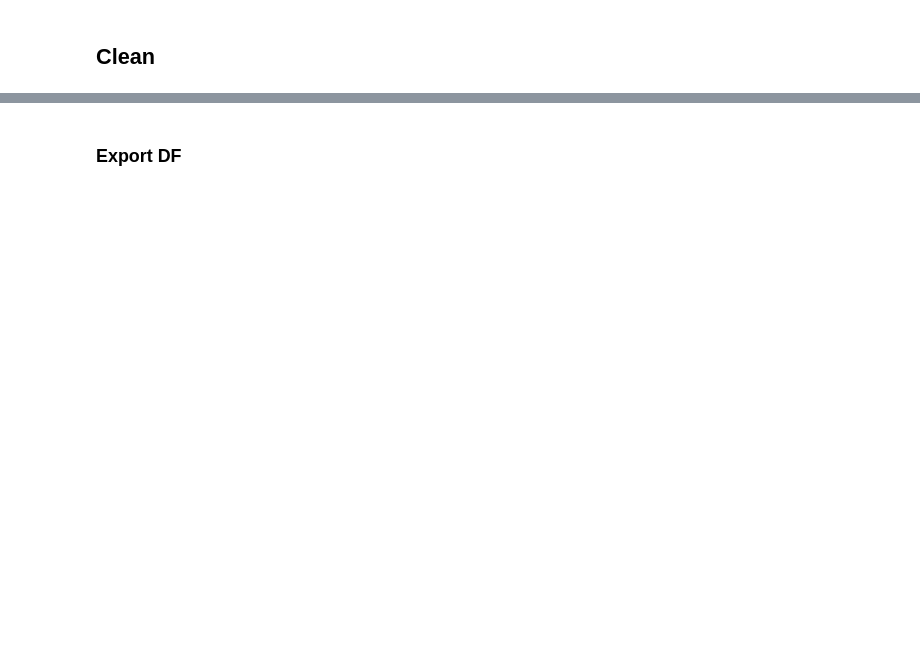
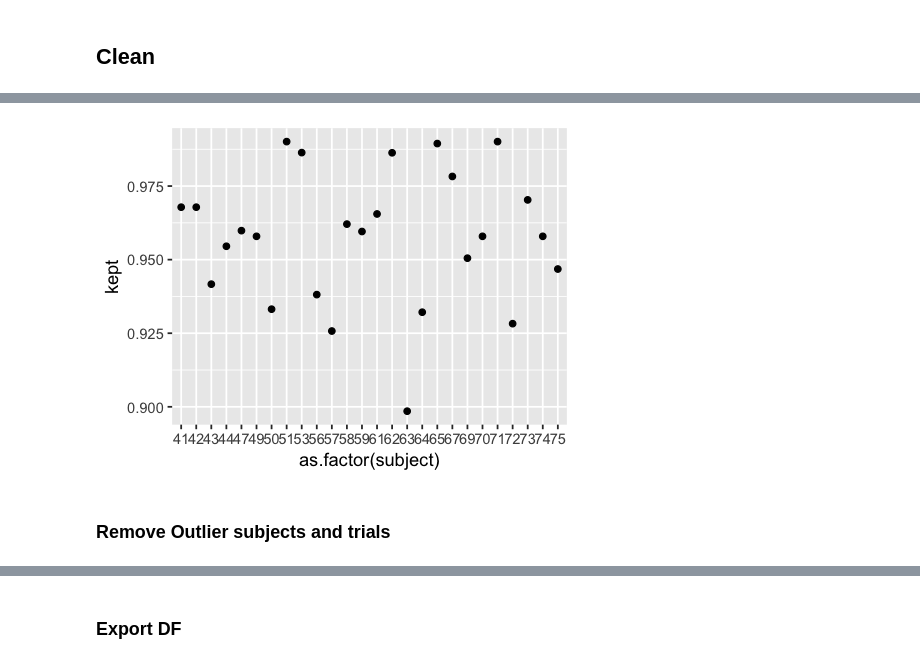
Before and after one commit to danieljwilson/MADE, a Jupyter notebook: 3_experiment/3_3_data_analysis/R/ma_clean_data.ipynb, the cells around one changed output, grey strips where cells are left out. Drawn from its saved outputs; the diff is of its cells as text; code cells hidden in the pictures; blank space fills up the shorter version.

```diff
--- a/3_experiment/3_3_data_analysis/R/ma_clean_data.ipynb
+++ b/3_experiment/3_3_data_analysis/R/ma_clean_data.ipynb
@@ -133,0 +372,13 @@ ggplot(data = df,aes(x = as.factor(subject),y = accuracy)) +
+# %%
+# add to original dataframe (there must be a better way to do this...)
+df$outlier_rt_pVal = 0
+df$outlier_rt_MAD = 0
+
+# Note that the MADCutOff can be tweaked
+for (sub in unique(df$subject)){
+    df[df$subject == sub,]$outlier_rt_MAD = outliersMAD(df_rt[df_rt$subject == sub,]$rt,
+                                                                   MADCutOff = 3,
+                                                                   replaceOutliersWith = -999)
+    #df[df$subject == sub,]$outlier_rt_pVal = df_acc[df_acc$subject == sub,]$outliers
+}
+tail(df,3)
@@ -133,0 +407,5 @@ ggplot(data = df,aes(x = as.factor(subject),y = accuracy)) +
+# %%
+# percent of trials that were removed overall
+
+kept =  (1 - dim(filter(df, outlier_rt_MAD > -900))[1] / (dim(df)[1])) * 100
+sprintf("MAD removed %.2f percent of trials", kept)
@@ -133,0 +414,20 @@ ggplot(data = df,aes(x = as.factor(subject),y = accuracy)) +
+# %%
+# percent of trials kept by subject
+
+# Unfiltered DF
+x_all = df %>%
+    group_by(subject) %>%
+    summarise(kept = length(unique(trial)))
+
+# Filtered DF
+x = df %>%
+    filter(outlier_rt_MAD > -900) %>% # get rid of outlier RTs
+    group_by(subject) %>%
+    summarise(kept = length(unique(trial)),
+              maxRT = max(rt),
+              minRT = min(rt),
+              meanRT = mean(rt),
+              sdRT = sd(rt))
+
+x$kept = x$kept / x_all$kept
+x
@@ -133,0 +452,10 @@ ggplot(data = df,aes(x = as.factor(subject),y = accuracy)) +
+# %%
+# Plot
+ggplot(x, aes(as.factor(subject), kept)) +
+    geom_point()
+
+# QUESTION: Remove some subjects if we keep below a certain percentage of trials?
+# %% [output]
+[figure, added]
+# %% [markdown]
+### Remove Outlier subjects and trials
```
Also changed, not shown: parts of 49 cells of this notebook, 26 other files.
